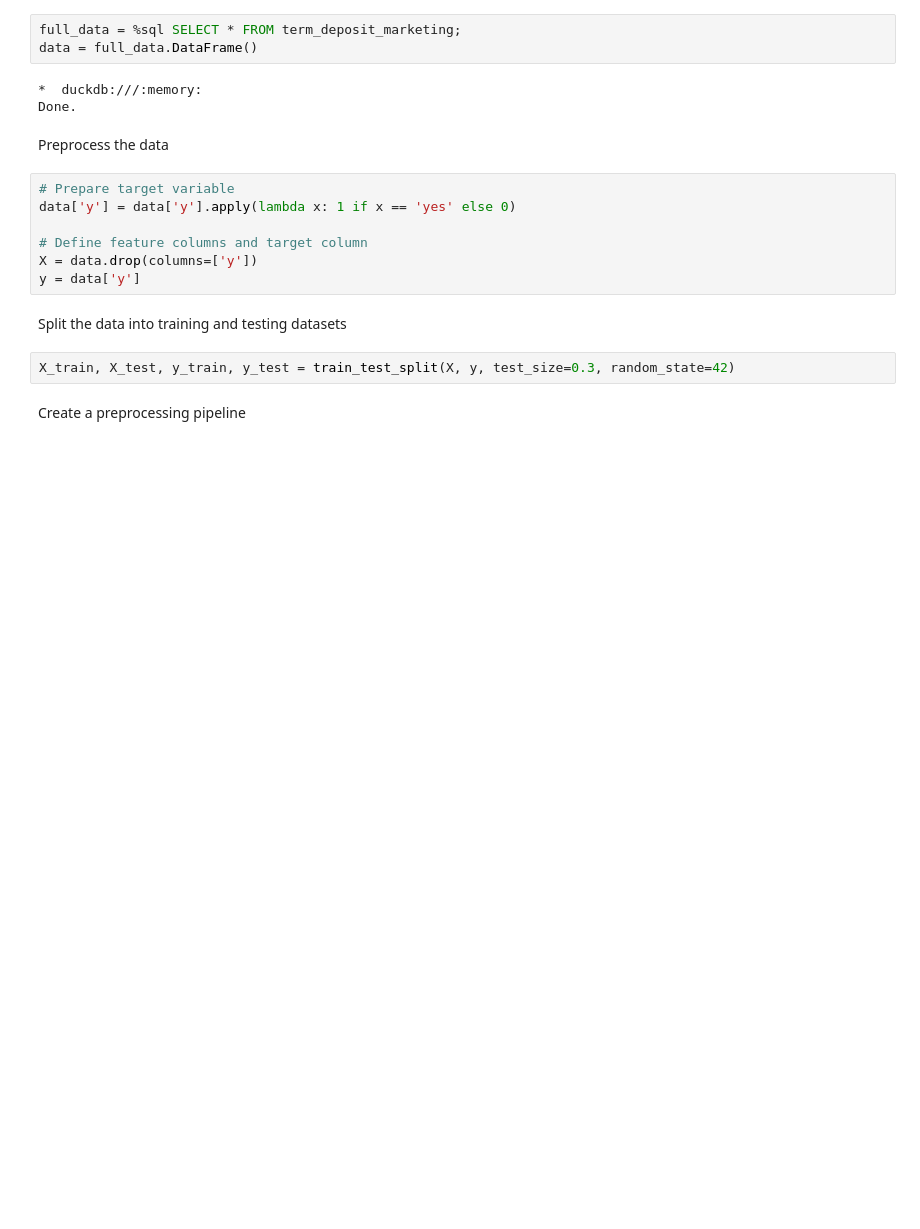
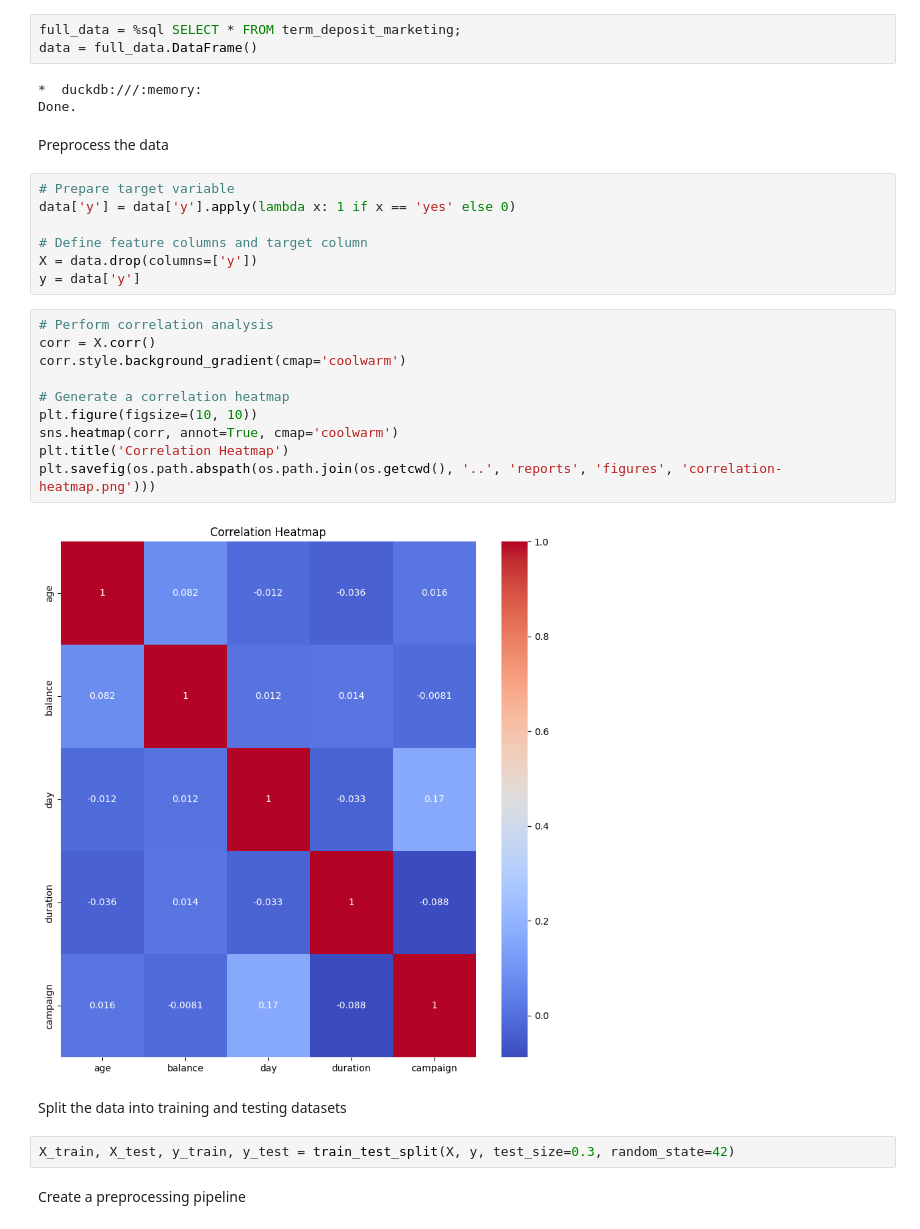
Before and after one commit to lfunderburk/soZCqCfU4mL5ppCX, a Jupyter notebook: notebooks/exploratory-model.ipynb, the cells around one changed output. Cells and saved outputs as stored; diff of their text form; blank space fills up the shorter version.

```diff
--- a/notebooks/exploratory-model.ipynb
+++ b/notebooks/exploratory-model.ipynb
@@ -115,6 +119,18 @@ data['y'] = data['y'].apply(lambda x: 1 if x == 'yes' else 0)
 # Define feature columns and target column
 X = data.drop(columns=['y'])
 y = data['y']
+# %%
+# Perform correlation analysis
+corr = X.corr()
+corr.style.background_gradient(cmap='coolwarm')
+
+# Generate a correlation heatmap
+plt.figure(figsize=(10, 10))
+sns.heatmap(corr, annot=True, cmap='coolwarm')
+plt.title('Correlation Heatmap')
+plt.savefig(os.path.abspath(os.path.join(os.getcwd(), '..', 'reports', 'figures', 'correlation-heatmap.png')))
+# %% [output]
+[figure, added]
 # %% [markdown]
 Split the data into training and testing datasets
 # %%
```
Also changed, not shown: parts of 10 cells of this notebook, 5 other files.
